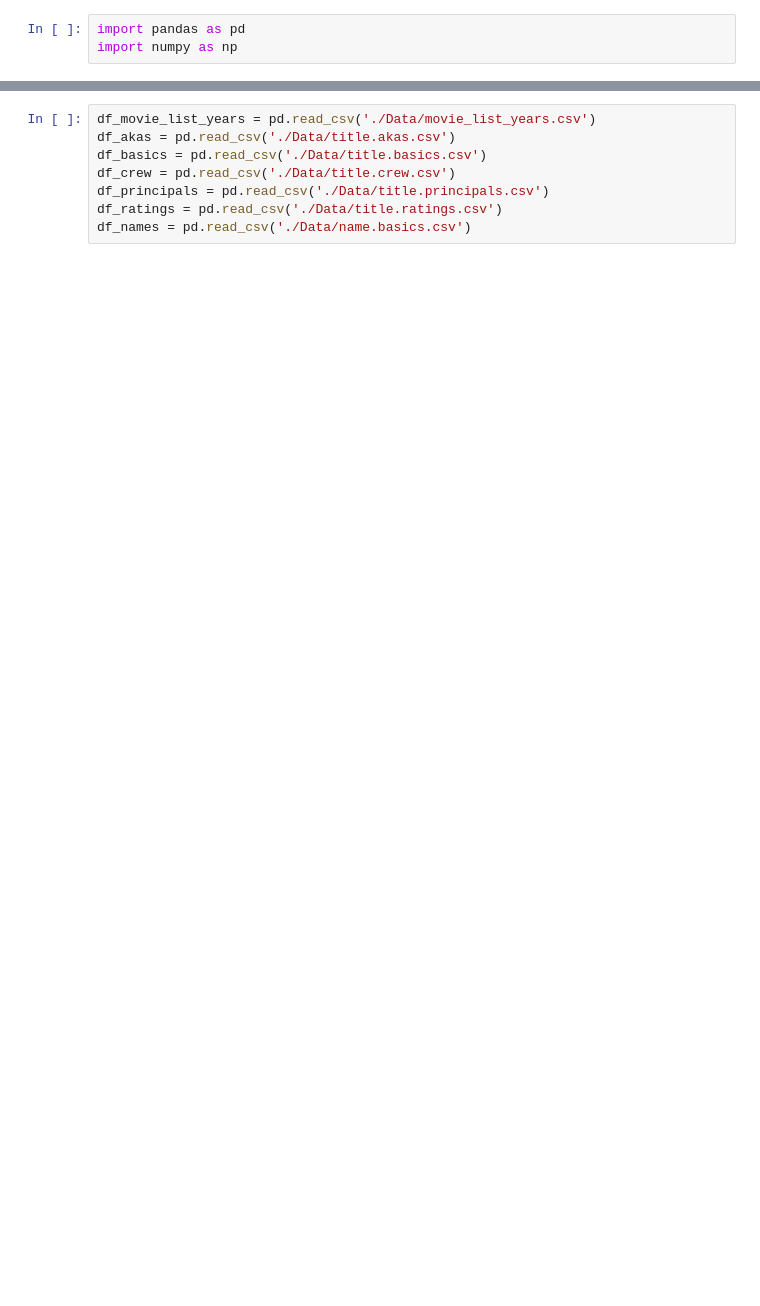
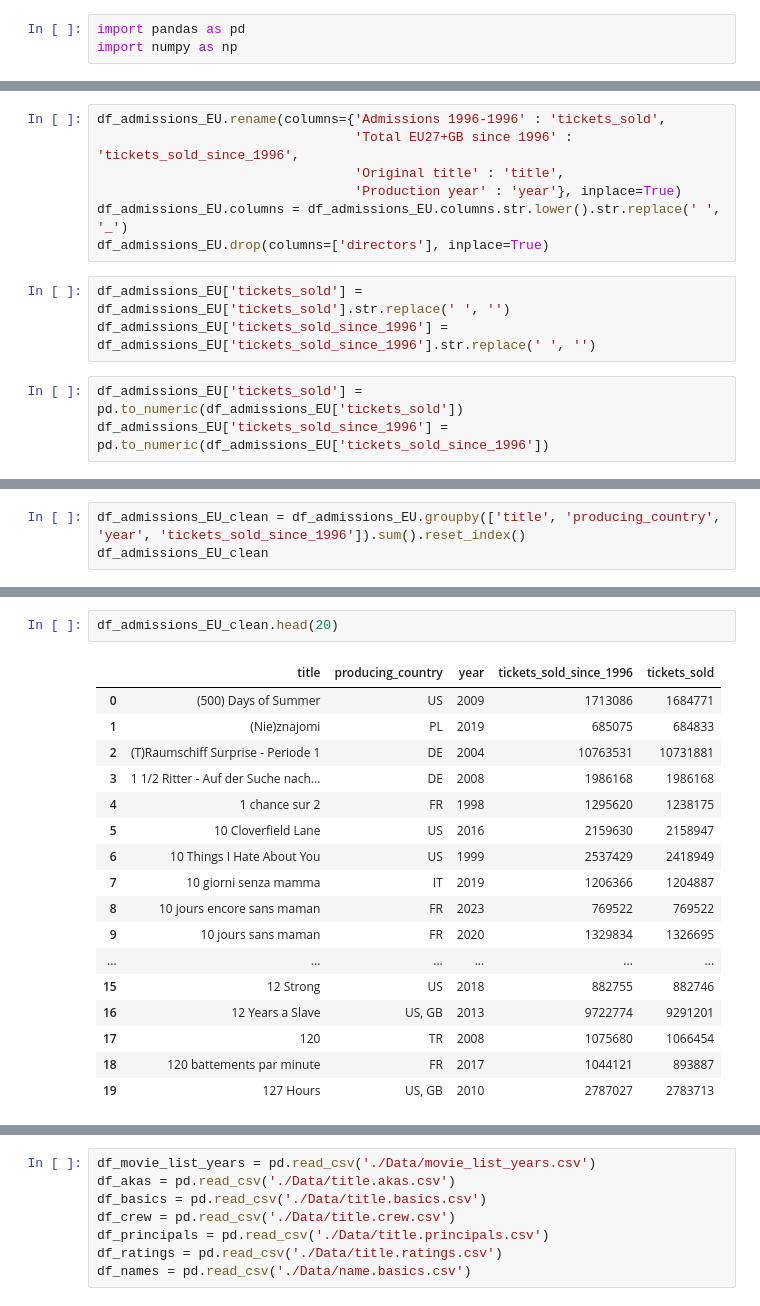
Before and after one commit to tk87-hono/data_analytics_24_4-Capstone_Movie_Group, a Jupyter notebook: Dataframes.ipynb, the cells around one changed output, grey strips where cells are left out. Saved outputs shown, nothing was run; the diff lists cells and outputs as text; blank space fills up the shorter version.

```diff
--- a/Dataframes.ipynb
+++ b/Dataframes.ipynb
@@ -43,0 +54,13 @@ memory usage: 640.9+ KB
+# %%
+df_admissions_EU.rename(columns={'Admissions 1996-1996' : 'tickets_sold',
+                                 'Total EU27+GB since 1996' : 'tickets_sold_since_1996',
+                                 'Original title' : 'title',
+                                 'Production year' : 'year'}, inplace=True)
+df_admissions_EU.columns = df_admissions_EU.columns.str.lower().str.replace(' ', '_')
+df_admissions_EU.drop(columns=['directors'], inplace=True)
+# %%
+df_admissions_EU['tickets_sold'] = df_admissions_EU['tickets_sold'].str.replace(' ', '')
+df_admissions_EU['tickets_sold_since_1996'] = df_admissions_EU['tickets_sold_since_1996'].str.replace(' ', '')
+# %%
+df_admissions_EU['tickets_sold'] = pd.to_numeric(df_admissions_EU['tickets_sold'])
+df_admissions_EU['tickets_sold_since_1996'] = pd.to_numeric(df_admissions_EU['tickets_sold_since_1996'])
@@ -43,0 +75,3 @@ memory usage: 640.9+ KB
+# %%
+df_admissions_EU_clean = df_admissions_EU.groupby(['title', 'producing_country', 'year', 'tickets_sold_since_1996']).sum().reset_index()
+df_admissions_EU_clean
@@ -43,0 +102,20 @@ memory usage: 640.9+ KB
+# %%
+df_admissions_EU_clean.head(20)
+# %% [output]
+|  | title | producing_country | year | tickets_sold_since_1996 | tickets_sold |
+| 0 | (500) Days of Summer | US | 2009 | 1713086 | 1684771 |
+| 1 | (Nie)znajomi | PL | 2019 | 685075 | 684833 |
+| 2 | (T)Raumschiff Surprise - Periode 1 | DE | 2004 | 10763531 | 10731881 |
+| 3 | 1 1/2 Ritter - Auf der Suche nach... | DE | 2008 | 1986168 | 1986168 |
+| 4 | 1 chance sur 2 | FR | 1998 | 1295620 | 1238175 |
+| 5 | 10 Cloverfield Lane | US | 2016 | 2159630 | 2158947 |
+| 6 | 10 Things I Hate About You | US | 1999 | 2537429 | 2418949 |
+| 7 | 10 giorni senza mamma | IT | 2019 | 1206366 | 1204887 |
+| 8 | 10 jours encore sans maman | FR | 2023 | 769522 | 769522 |
+| 9 | 10 jours sans maman | FR | 2020 | 1329834 | 1326695 |
+| ... | ... | ... | ... | ... | ... |
+| 15 | 12 Strong | US | 2018 | 882755 | 882746 |
+| 16 | 12 Years a Slave | US, GB | 2013 | 9722774 | 9291201 |
+| 17 | 120 | TR | 2008 | 1075680 | 1066454 |
+| 18 | 120 battements par minute | FR | 2017 | 1044121 | 893887 |
+| 19 | 127 Hours | US, GB | 2010 | 2787027 | 2783713 |
```
Also changed, not shown: parts of 40 cells of this notebook.
